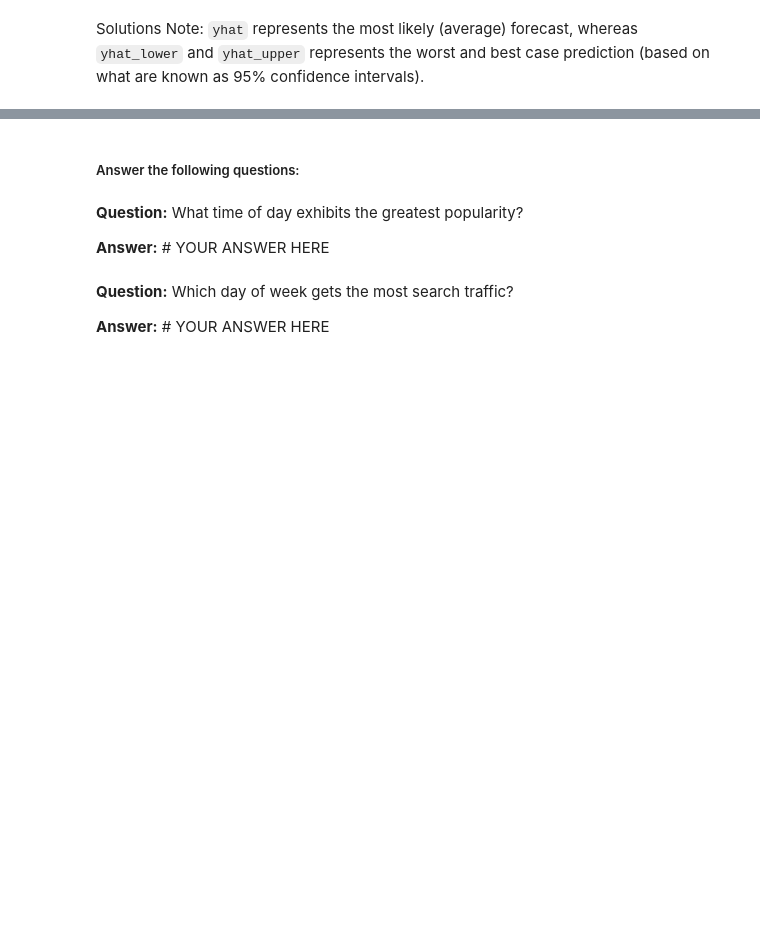
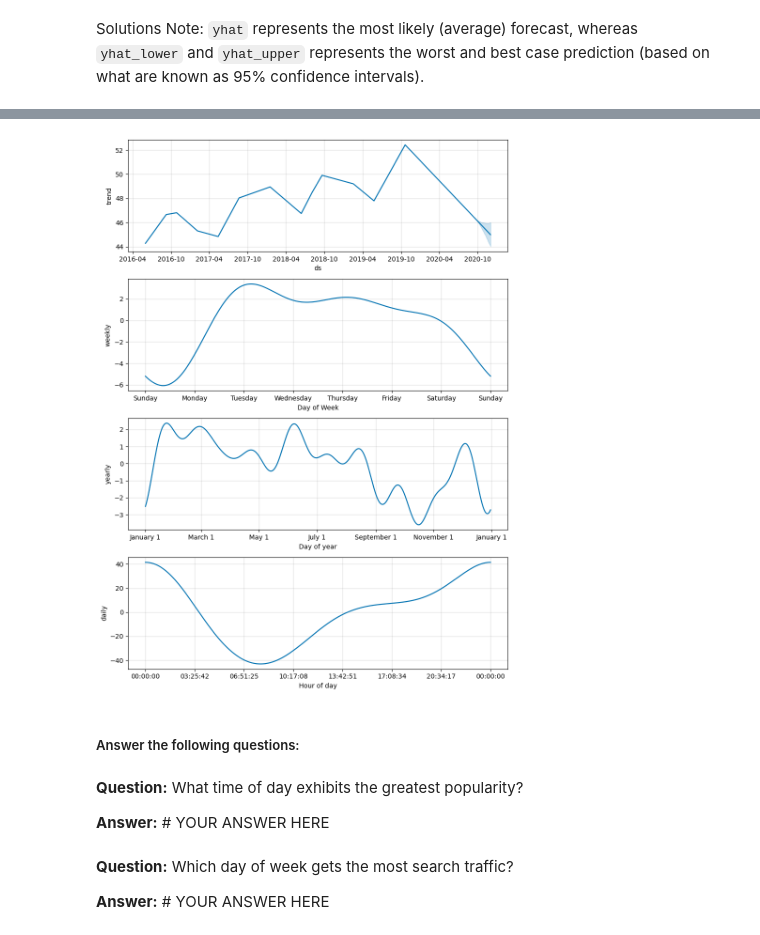
Before and after one commit to EdwardArnold23/eCommerce_Analysis, a Jupyter notebook: forecasting_net_prophet.ipynb, the cells around one changed output, grey strips where cells are left out. Cells and saved outputs as stored; diff of their text form; code cells hidden in the pictures; blank space fills up the shorter version.

```diff
--- a/forecasting_net_prophet.ipynb
+++ b/forecasting_net_prophet.ipynb
@@ -436,7 +579,7 @@ forecast_mercado_trends = # YOUR CODE HERE
 * What's the lowest point for search traffic in the calendar year?
 # %%
 # Set the index in the forecast_mercado_trends DataFrame to the ds datetime column
-forecast_mercado_trends = # YOUR CODE HERE
+forecast_mercado_trends =  forecast_mercado_trends.set_index("ds")
 
 # View the only the yhat,yhat_lower and yhat_upper columns from the DataFrame
-# YOUR CODE HERE
+forecast_mercado_trends[["yhat","yhat_lower","yhat_upper"]]
@@ -452,10 +615,12 @@ hv.extension('bokeh')
 # %%
 # Reset the index in the forecast_mercado_trends DataFrame
-forecast_mercado_trends = # YOUR CODE HERE
+forecast_mercado_trends = forecast_mercado_trends.reset_index()
 
 # Use the plot_components function to visualize the forecast results
 # for the forecast_canada DataFrame
-figures_mercado_trends = # YOUR CODE HERE
+figures_mercado_trends = model_mercado_trends.plot_components(forecast_mercado_trends)
+# %% [output]
+[figure, added]
 # %% [markdown]
 ##### Answer the following questions:
 # %% [markdown]
```
Also changed, not shown: parts of 40 cells of this notebook.
